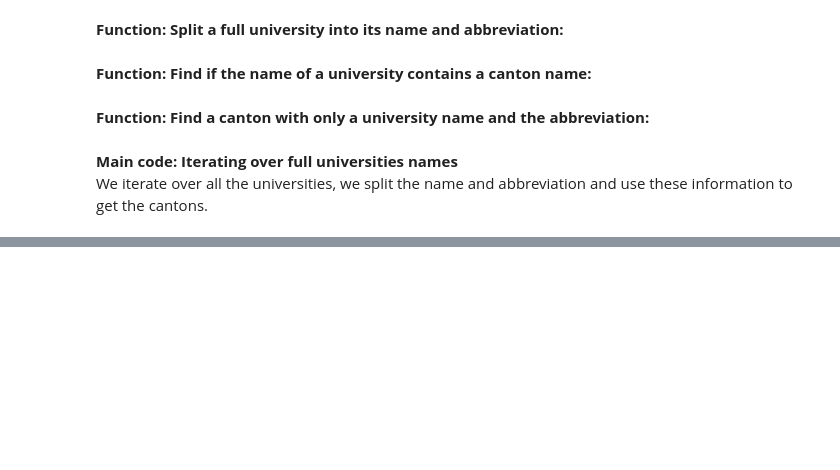
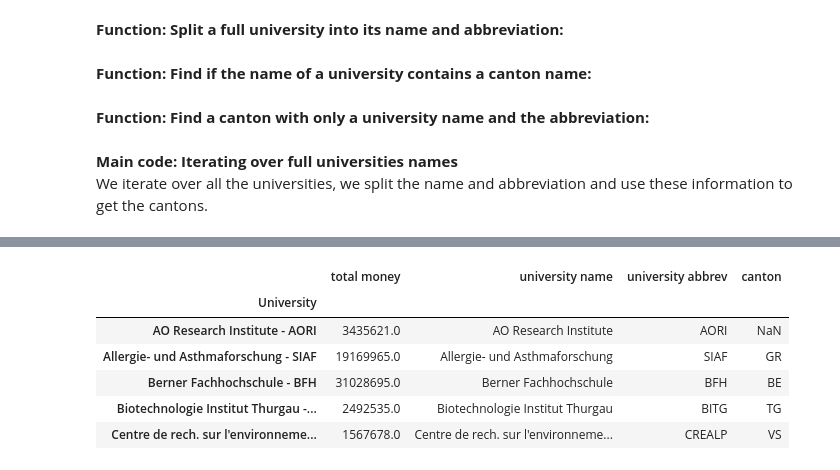
Before and after one commit to daniel-guggenheim/ada-homeworks, a Jupyter notebook: 03 - Interactive Viz/InteractiveViz.ipynb, the cells around one changed output, grey strips where cells are left out. Cells and saved outputs as stored; diff of their text form; code cells hidden in the pictures; blank space fills up the shorter version.

```diff
--- a/03 - Interactive Viz/InteractiveViz.ipynb
+++ b/03 - Interactive Viz/InteractiveViz.ipynb
@@ -337,4 +345,4 @@ KeyError: 'result'
 # %%
-uni_geo_canton_data.update(uni_geonames)
+uni_geo_canton_data = process_uni_data()
 print(uni_geonames)
 # %% [output]
@@ -365,0 +402,35 @@ universities_pd[universities_pd['canton'].notnull()]
+# %%
+#Add manually the corresponding canton to the university without one
+uni_manually_added = {'Eidg. Anstalt für Wasserversorgung - EAWAG': 'ZH','Eidg. Material und Prüfungsanstalt - EMPA': 'ZH',
+                      'Zürcher Fachhochschule (ohne PH) - ZFH': 'ZH','Fachhochschule Nordwestschweiz (ohne PH) - FHNW': 'AG',
+                      'Inst. de Hautes Etudes Internat. et du Dév - IHEID': 'GE',
+                      'Schweizer Kompetenzzentrum Sozialwissensch. - FORS': 'VD','HES de Suisse occidentale - HES-SO': 'JU',
+                      'Schweiz. Hochschule für Logopädie Rorschach - SHLR': 'SG','Pädagogische Hochschule Wallis - PHVS': 'VS',
+                      'Istituto Svizzero di Roma - ISR': 'ZH','Staatsunabh. Theologische Hochschule Basel - STHB': 'BS',
+                      'Facoltà di Teologia di Lugano - FTL': 'LU', 'SUP della Svizzera italiana - SUPSI': 'TI',
+                      'Allergie- und Asthmaforschung - SIAF': 'GR',
+                      'Physikal.-Meteorolog. Observatorium Davos - PMOD': 'GR', 'Swiss Institute of Bioinformatics - SIB': 'VD',
+                      'Forschungsinstitut für biologischen Landbau - FIBL': 'AG',
+                      'Inst. universit. romand de Santé au Travail - IST':'VD',
+                      'Schweiz. Institut für Kunstwissenschaft - SIK-ISEA': 'ZH','Fachhochschule Ostschweiz - FHO' : 'SG',
+                      'Pädagogische Hochschule Nordwestschweiz - PHFHNW'  : 'BS',
+                      'Interkant. Hochschule für Heilpädagogik ZH - HfH' : 'ZH',
+                      'Centre de rech. sur l\'environnement alpin - CREALP' : 'VS',
+                      'Haute école pédagogique fribourgeoise - HEPFR' : 'FR',
+                      'Fachhochschule Kalaidos - FHKD' : 'ZH',
+                      'Instituto Ricerche Solari Locarno - IRSOL' : 'TI',
+                      'Haute école pédagogique BE, JU, NE - HEPBEJUNE' : 'SZ',
+                      'Inst. Suisse de Spéléologie et Karstologie - ISSKA' : 'NE'}
+
+for uni in uni_manually_added:
+    universities_pd.loc[uni,'canton'] = uni_manually_added.get(uni)
+
+universities_pd.head(5)
+# %% [output]
+|  | total money | university name | university abbrev | canton |
+| University |  |  |  |  |
+| AO Research Institute - AORI | 3435621.0 | AO Research Institute | AORI | NaN |
+| Allergie- und Asthmaforschung - SIAF | 19169965.0 | Allergie- und Asthmaforschung | SIAF | GR |
+| Berner Fachhochschule - BFH | 31028695.0 | Berner Fachhochschule | BFH | BE |
+| Biotechnologie Institut Thurgau -... | 2492535.0 | Biotechnologie Institut Thurgau | BITG | TG |
+| Centre de rech. sur l'environneme... | 1567678.0 | Centre de rech. sur l'environneme... | CREALP | VS |
```
Also changed, not shown: parts of 38 cells of this notebook, 1 other file.
